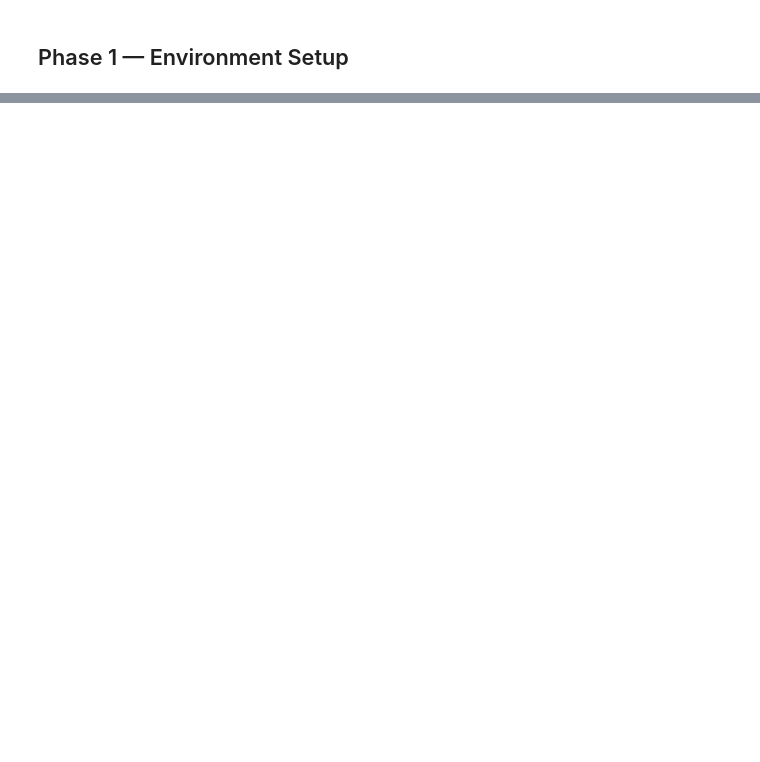
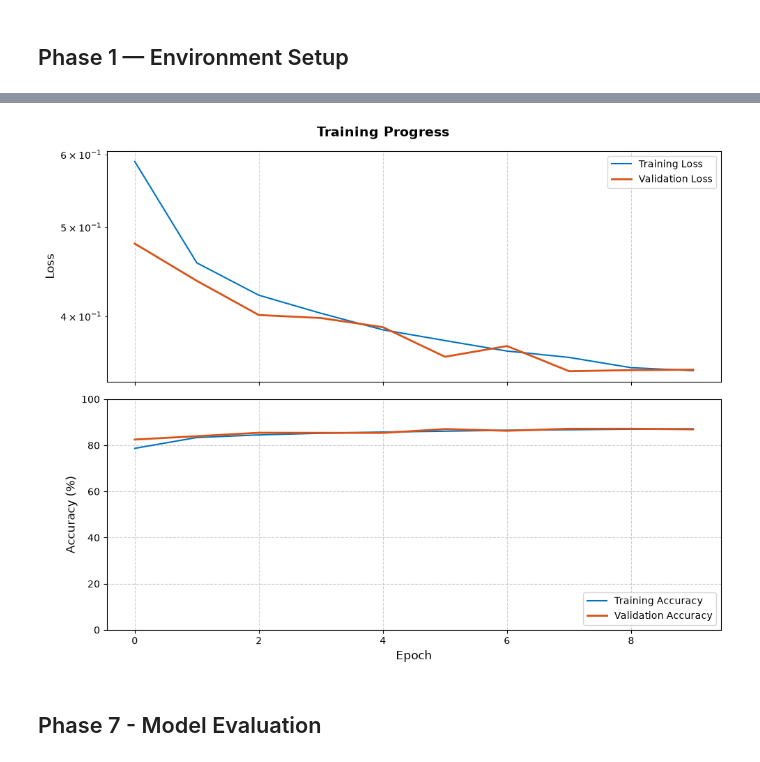
Before and after one commit to TiCoder-coder/TOTAL_LABPARACTICE_FOR_DEEP_LEARNING, a Jupyter notebook: total_practice/practice_1/practice_1.ipynb, the cells around one changed output, grey strips where cells are left out. Drawn from its saved outputs; the diff is of its cells as text; code cells hidden in the pictures; blank space fills up the shorter version.

Commit message:
feat: completed EDA Fashion MNST Dataset and separate phases

```diff
--- a/total_practice/practice_1/practice_1.ipynb
+++ b/total_practice/practice_1/practice_1.ipynb
@@ -138,0 +293,3 @@ else:
+# %%
+device = torch.device('cuda' if torch.cuda.is_available() else 'cpu')
+model.to(device)
@@ -138,0 +305,5 @@ else:
+# %%
+criterion = nn.CrossEntropyLoss()
+optimizer = optim.Adam(model.parameters(), lr=0.001)
+# %%
+writer = SummaryWriter('runs/fashion_mnist_experiment_1')
@@ -138,0 +334,5 @@ else:
+# %%
+train_losses = []
+val_losses = []
+train_accuracies = []
+val_accuracies = []
@@ -138,0 +398,25 @@ else:
+# %%
+fig, (ax1, ax2) = plt.subplots(2, 1, figsize=(10, 8), sharex=True)
+fig.suptitle('Training Progress', fontsize=14, fontweight='bold')
+
+ax1.plot(train_losses, label='Training Loss', color='#0072BD', linewidth=1.5)
+ax1.plot(val_losses, label='Validation Loss', color='#D95319', linewidth=2)
+ax1.set_ylabel('Loss', fontsize=12)
+ax1.set_yscale('log')
+ax1.grid(True, linestyle='--', alpha=0.6)
+ax1.legend(loc='upper right')
+
+ax2.plot(train_accuracies, label='Training Accuracy', color='#0072BD', linewidth=1.5)
+ax2.plot(val_accuracies, label='Validation Accuracy', color='#D95319', linewidth=2)
+ax2.set_ylabel('Accuracy (%)', fontsize=12)
+ax2.set_xlabel('Epoch', fontsize=12)
+ax2.set_ylim([0, 100])
+ax2.grid(True, linestyle='--', alpha=0.6)
+ax2.legend(loc='lower right')
+
+plt.tight_layout()
+plt.show()
+# %% [output]
+[figure, added]
+# %% [markdown]
+## Phase 7 - Model Evaluation
```
Also changed, not shown: parts of 60 cells of this notebook.
